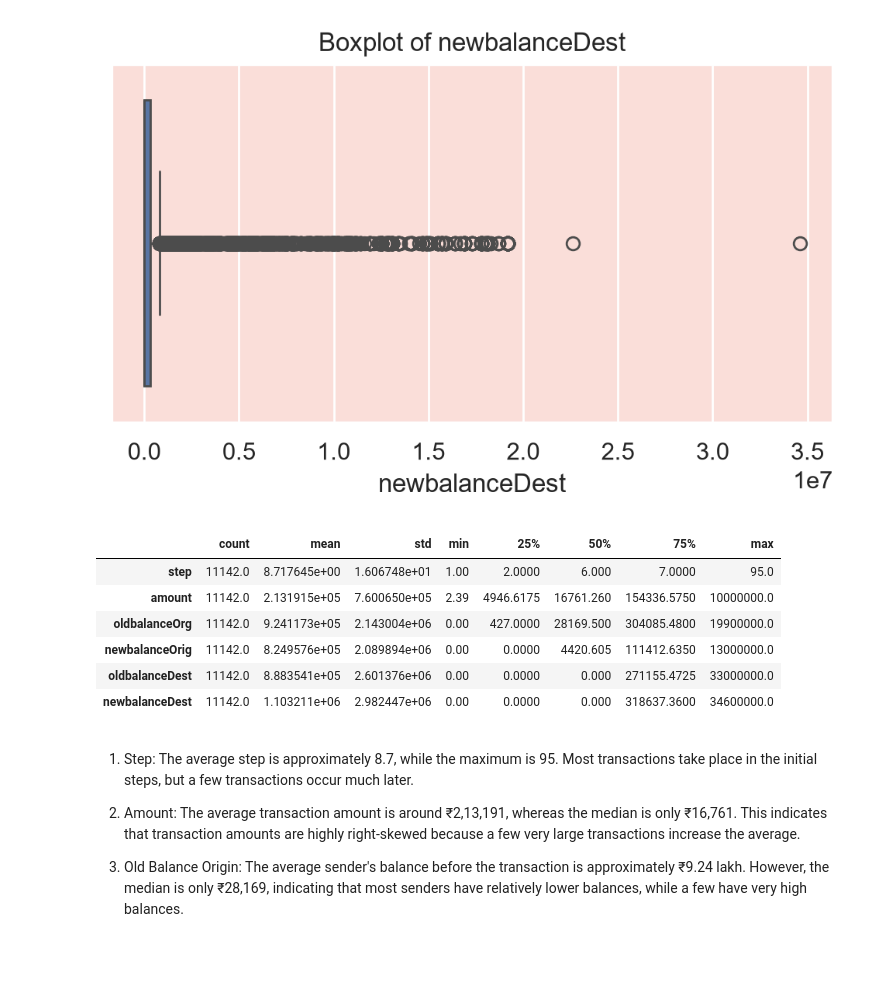
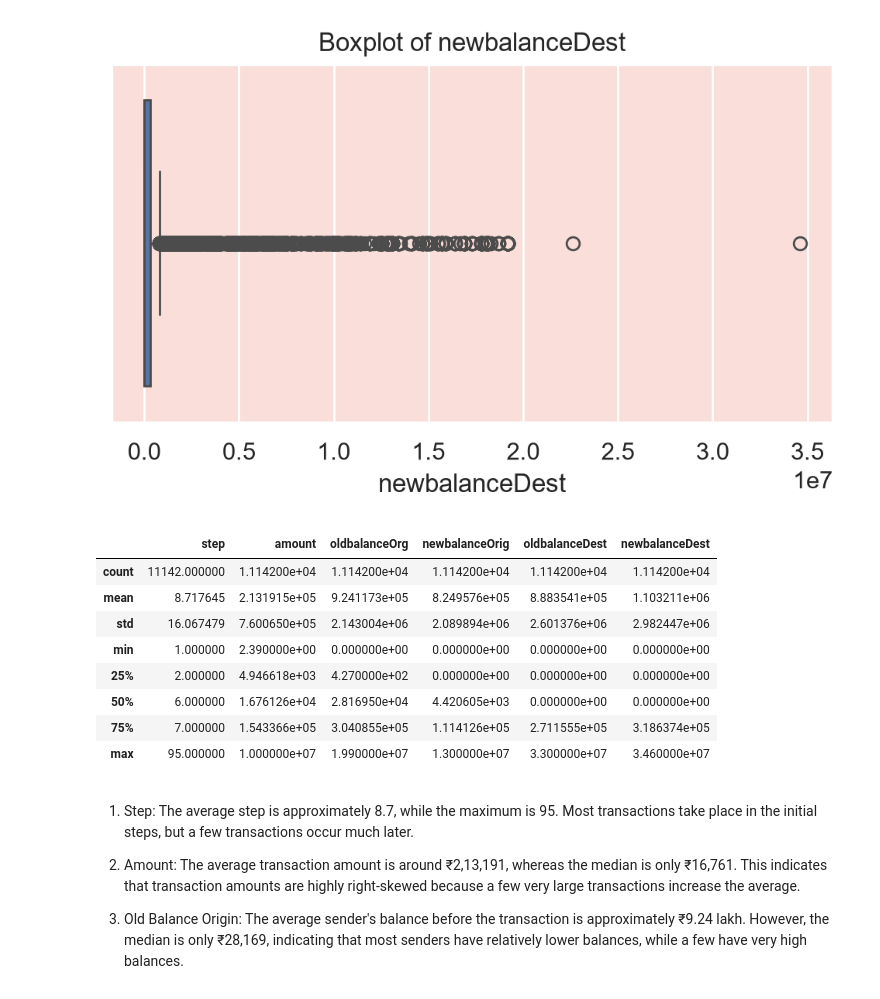
Before and after one commit to vkadam1605/Fraud-Detection-Model, a Jupyter notebook: Fraud_Detection_Project.ipynb, the cells around one changed output. Drawn from its saved outputs; the diff is of its cells as text; code cells hidden in the pictures; blank space fills up the shorter version.

```diff
--- a/Fraud_Detection_Project.ipynb
+++ b/Fraud_Detection_Project.ipynb
@@ -417,15 +417,17 @@ for col in num_features:
 [figure]
 [figure]
 # %%
-df[num_features].describe().
+df[num_features].describe()
 # %% [output]
-|  | count | mean | std | min | 25% | 50% | 75% | max |
-| step | 11142.0 | 8.717645e+00 | 1.606748e+01 | 1.00 | 2.0000 | 6.000 | 7.0000 | 95.0 |
-| amount | 11142.0 | 2.131915e+05 | 7.600650e+05 | 2.39 | 4946.6175 | 16761.260 | 154336.5750 | 10000000.0 |
-| oldbalanceOrg | 11142.0 | 9.241173e+05 | 2.143004e+06 | 0.00 | 427.0000 | 28169.500 | 304085.4800 | 19900000.0 |
-| newbalanceOrig | 11142.0 | 8.249576e+05 | 2.089894e+06 | 0.00 | 0.0000 | 4420.605 | 111412.6350 | 13000000.0 |
-| oldbalanceDest | 11142.0 | 8.883541e+05 | 2.601376e+06 | 0.00 | 0.0000 | 0.000 | 271155.4725 | 33000000.0 |
-| newbalanceDest | 11142.0 | 1.103211e+06 | 2.982447e+06 | 0.00 | 0.0000 | 0.000 | 318637.3600 | 34600000.0 |
+|  | step | amount | oldbalanceOrg | newbalanceOrig | oldbalanceDest | newbalanceDest |
+| count | 11142.000000 | 1.114200e+04 | 1.114200e+04 | 1.114200e+04 | 1.114200e+04 | 1.114200e+04 |
+| mean | 8.717645 | 2.131915e+05 | 9.241173e+05 | 8.249576e+05 | 8.883541e+05 | 1.103211e+06 |
+| std | 16.067479 | 7.600650e+05 | 2.143004e+06 | 2.089894e+06 | 2.601376e+06 | 2.982447e+06 |
+| min | 1.000000 | 2.390000e+00 | 0.000000e+00 | 0.000000e+00 | 0.000000e+00 | 0.000000e+00 |
+| 25% | 2.000000 | 4.946618e+03 | 4.270000e+02 | 0.000000e+00 | 0.000000e+00 | 0.000000e+00 |
+| 50% | 6.000000 | 1.676126e+04 | 2.816950e+04 | 4.420605e+03 | 0.000000e+00 | 0.000000e+00 |
+| 75% | 7.000000 | 1.543366e+05 | 3.040855e+05 | 1.114126e+05 | 2.711555e+05 | 3.186374e+05 |
+| max | 95.000000 | 1.000000e+07 | 1.990000e+07 | 1.300000e+07 | 3.300000e+07 | 3.460000e+07 |
 # %% [markdown]
 1. Step: The average step is approximately 8.7, while the maximum is 95. Most transactions take place in the initial steps, but a few transactions occur much later.
 
```
Also changed, not shown: parts of 4 cells of this notebook, 1 other file.
